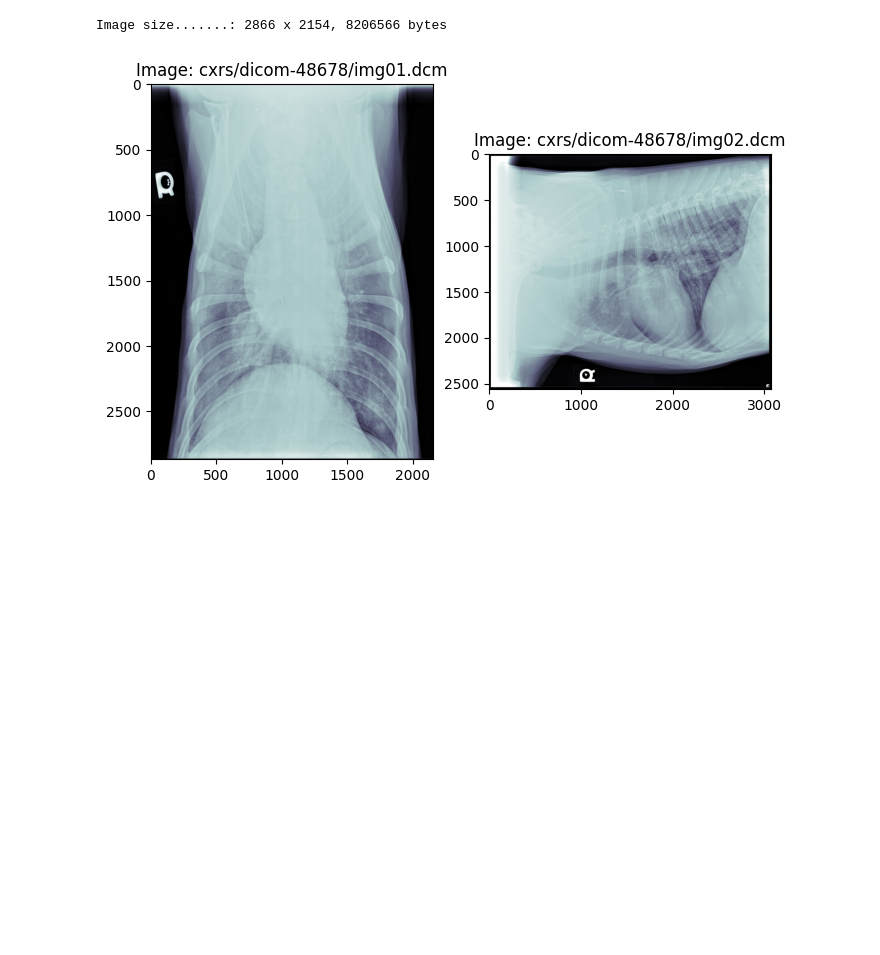
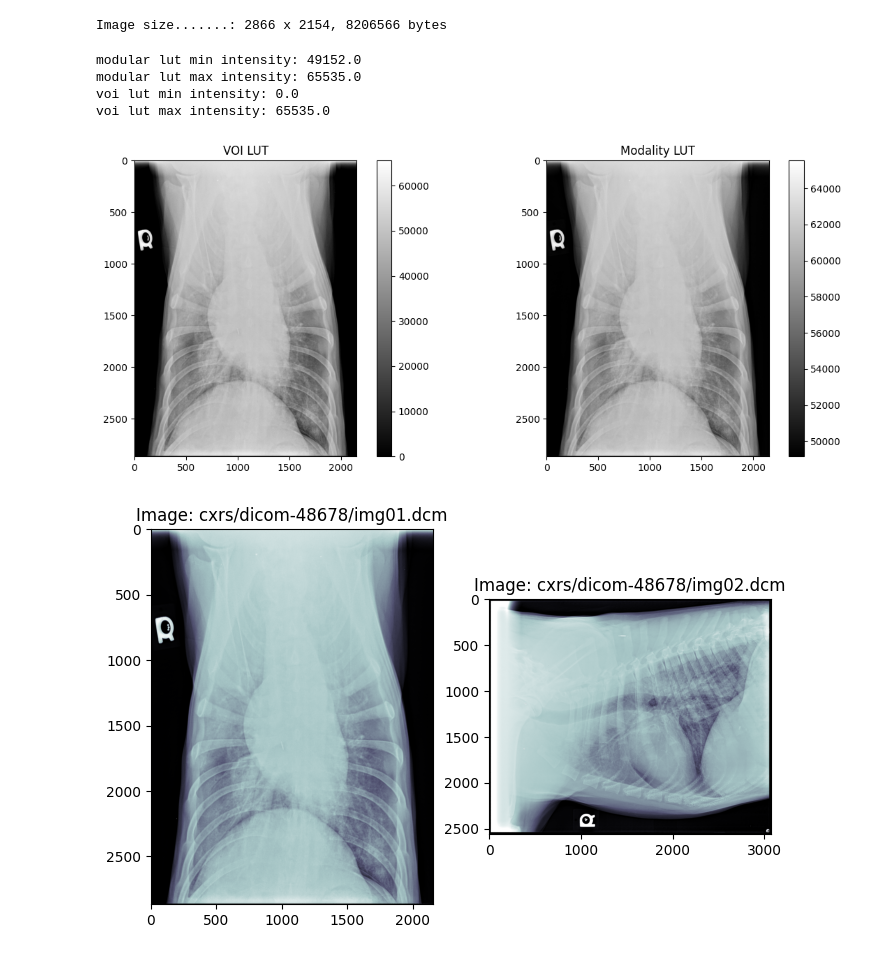
Before and after one commit to Amino21786/LMSMedicalSummerSchoolandConference, a Jupyter notebook: Summer School/CXRSChallenge/LMSPydicom.ipynb, the cells around one changed output. Cells and saved outputs as stored; diff of their text form; code cells hidden in the pictures; blank space fills up the shorter version.

```diff
--- a/Summer School/CXRSChallenge/LMSPydicom.ipynb
+++ b/Summer School/CXRSChallenge/LMSPydicom.ipynb
@@ -43,6 +43,36 @@ img6 = dataset6.pixel_array
 #plt.imshow(dataset.pixel_array, cmap=plt.cm.bone)
 # %% [output]
 Image size.......: 2866 x 2154, 8206566 bytes
+# %%
+lut = pydicom.pixels.apply_voi_lut(img1, dataset)
+#clut = pydicom.pixels.apply_color_lut(img1, dataset)
+modular_lut = pydicom.pixels.apply_modality_lut(img1, dataset)
+# %%
+print(f"modular lut min intensity: {np.min(modular_lut)}")
+print(f"modular lut max intensity: {np.max(modular_lut)}")
+print(f"voi lut min intensity: {np.min(lut)}")
+print(f"voi lut max intensity: {np.max(lut)}")
+# Plot side-by-side with colorbars
+fig, ax = plt.subplots(1, 2, figsize=(12, 5))
+
+# First subplot: VOI LUT
+im0 = ax[0].imshow(lut, cmap='gray')
+ax[0].set_title('VOI LUT')
+fig.colorbar(im0, ax=ax[0])
+
+# Second subplot: Modality LUT
+im1 = ax[1].imshow(modular_lut, cmap='gray')
+ax[1].set_title('Modality LUT')
+fig.colorbar(im1, ax=ax[1])
+
+plt.tight_layout()
+plt.show()
+# %% [output]
+modular lut min intensity: 49152.0
+modular lut max intensity: 65535.0
+voi lut min intensity: 0.0
+voi lut max intensity: 65535.0
+[figure, added]
 # %%
 #Save the images as numpy arrays
 import os
```
Also changed, not shown: parts of 1 cell of this notebook, 4 other files.
